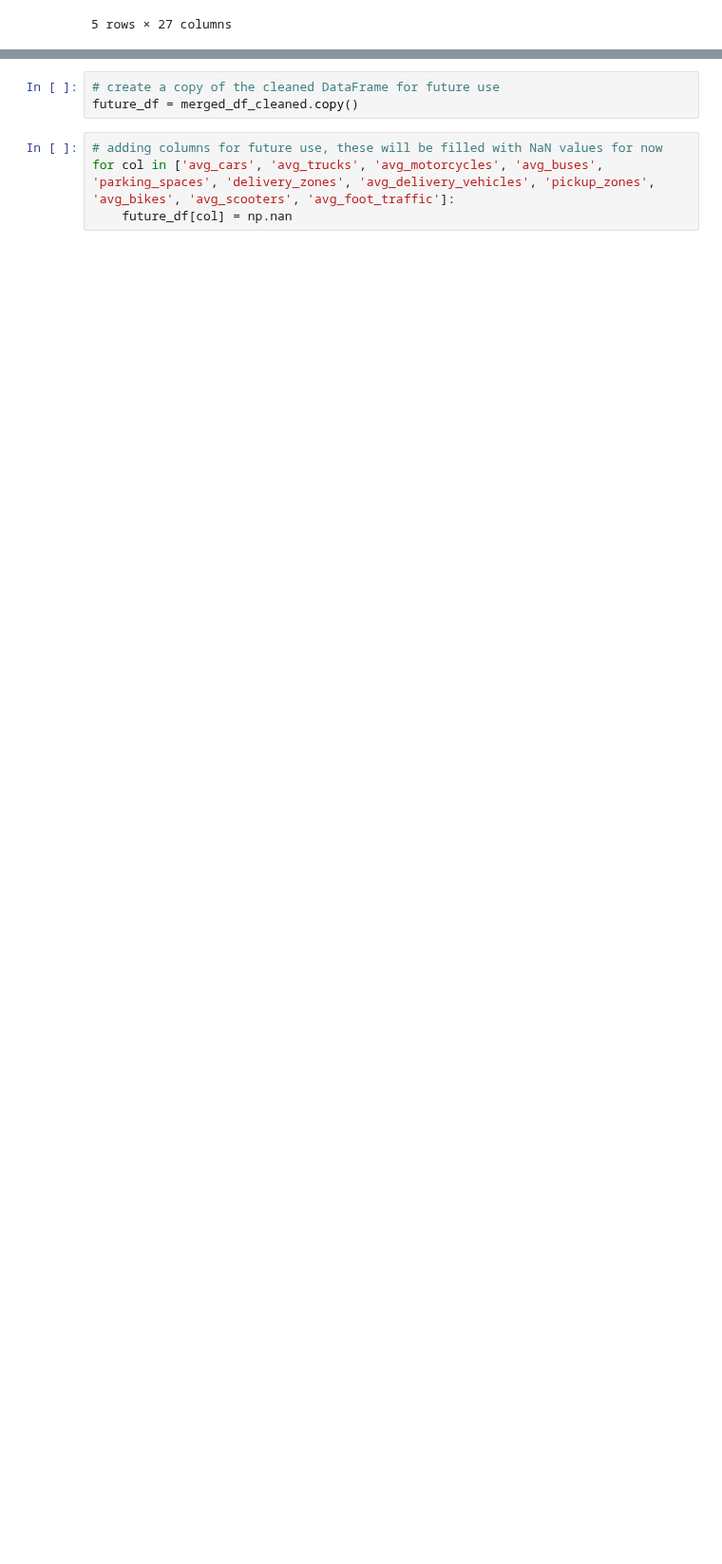
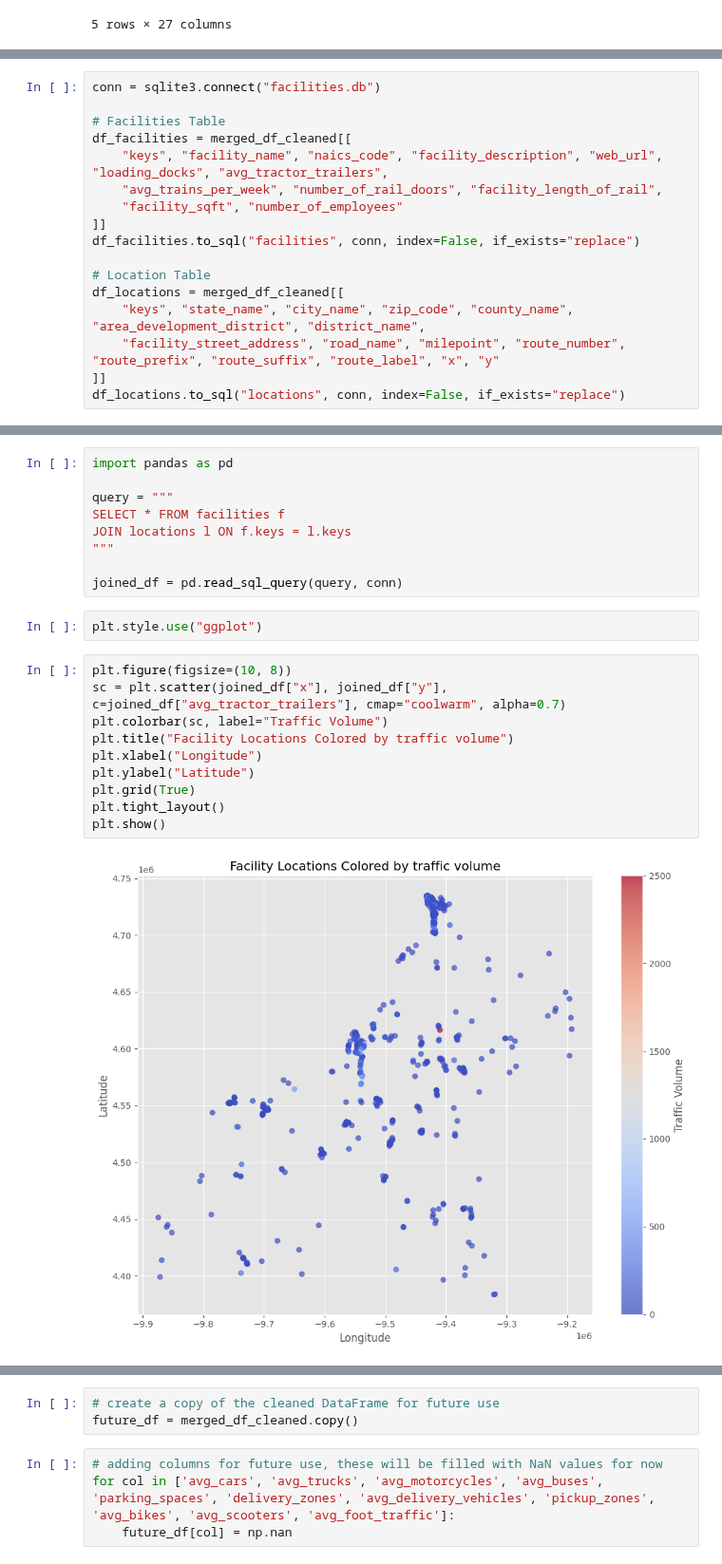
Before and after one commit to Mikes-Design/ky_traffic_analytics, a Jupyter notebook: worked_data/work.ipynb, the cells around one changed output, grey strips where cells are left out. Shown at 95% size. Saved outputs shown, nothing was run; the diff lists cells and outputs as text; blank space fills up the shorter version.

Commit message:
made some tables joined them and created some plots

```diff
--- a/worked_data/work.ipynb
+++ b/worked_data/work.ipynb
@@ -1272,0 +1285,17 @@ merged_df_cleaned.head()
+# %%
+conn = sqlite3.connect("facilities.db")
+
+# Facilities Table
+df_facilities = merged_df_cleaned[[
+    "keys", "facility_name", "naics_code", "facility_description", "web_url", "loading_docks", "avg_tractor_trailers",
+    "avg_trains_per_week", "number_of_rail_doors", "facility_length_of_rail",
+    "facility_sqft", "number_of_employees"
+]]
+df_facilities.to_sql("facilities", conn, index=False, if_exists="replace")
+
+# Location Table
+df_locations = merged_df_cleaned[[
+    "keys", "state_name", "city_name", "zip_code", "county_name", "area_development_district", "district_name",
+    "facility_street_address", "road_name", "milepoint", "route_number", "route_prefix", "route_suffix", "route_label", "x", "y"
+]]
+df_locations.to_sql("locations", conn, index=False, if_exists="replace")
@@ -1272,0 +1304,23 @@ merged_df_cleaned.head()
+# %%
+import pandas as pd
+
+query = """
+SELECT * FROM facilities f
+JOIN locations l ON f.keys = l.keys
+"""
+
+joined_df = pd.read_sql_query(query, conn)
+# %%
+plt.style.use("ggplot")
+# %%
+plt.figure(figsize=(10, 8))
+sc = plt.scatter(joined_df["x"], joined_df["y"], c=joined_df["avg_tractor_trailers"], cmap="coolwarm", alpha=0.7)
+plt.colorbar(sc, label="Traffic Volume")
+plt.title("Facility Locations Colored by traffic volume")
+plt.xlabel("Longitude")
+plt.ylabel("Latitude")
+plt.grid(True)
+plt.tight_layout()
+plt.show()
+# %% [output]
+[figure, added]
```
Also changed, not shown: parts of 4 cells of this notebook, 1 other file.
